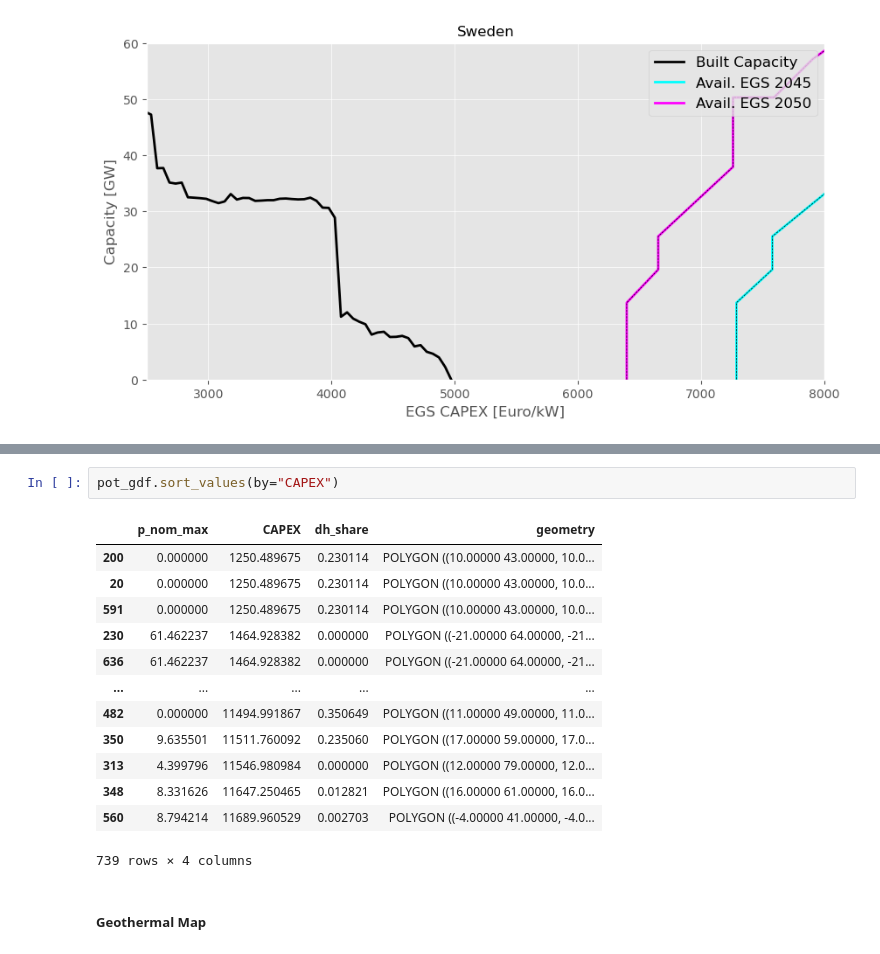
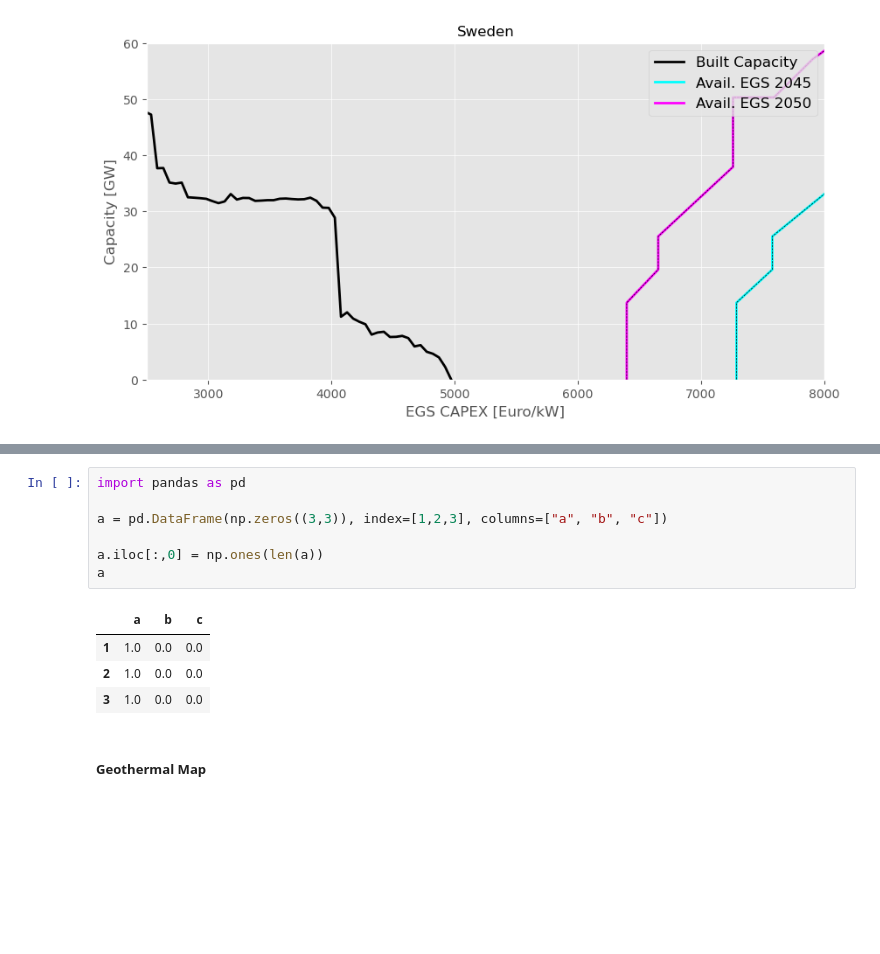
Before and after one commit to PyPSA/pypsa-eur-sec, a Jupyter notebook: results/plot_battery.ipynb, the cells around one changed output, grey strips where cells are left out. Saved outputs shown, nothing was run; the diff lists cells and outputs as text; blank space fills up the shorter version.

```diff
--- a/results/plot_battery.ipynb
+++ b/results/plot_battery.ipynb
@@ -450,19 +404,15 @@ Length: 407, dtype: float64
-# %%
-pot_gdf.sort_values(by="CAPEX")
-# %% [output]
-|  | p_nom_max | CAPEX | dh_share | geometry |
-| 200 | 0.000000 | 1250.489675 | 0.230114 | POLYGON ((10.00000 43.00000, 10.0... |
-| 20 | 0.000000 | 1250.489675 | 0.230114 | POLYGON ((10.00000 43.00000, 10.0... |
-| 591 | 0.000000 | 1250.489675 | 0.230114 | POLYGON ((10.00000 43.00000, 10.0... |
-| 230 | 61.462237 | 1464.928382 | 0.000000 | POLYGON ((-21.00000 64.00000, -21... |
-| 636 | 61.462237 | 1464.928382 | 0.000000 | POLYGON ((-21.00000 64.00000, -21... |
-| ... | ... | ... | ... | ... |
-| 482 | 0.000000 | 11494.991867 | 0.350649 | POLYGON ((11.00000 49.00000, 11.0... |
-| 350 | 9.635501 | 11511.760092 | 0.235060 | POLYGON ((17.00000 59.00000, 17.0... |
-| 313 | 4.399796 | 11546.980984 | 0.000000 | POLYGON ((12.00000 79.00000, 12.0... |
-| 348 | 8.331626 | 11647.250465 | 0.012821 | POLYGON ((16.00000 61.00000, 16.0... |
-| 560 | 8.794214 | 11689.960529 | 0.002703 | POLYGON ((-4.00000 41.00000, -4.0... |
-739 rows × 4 columns
+# %%
+import pandas as pd
+
+a = pd.DataFrame(np.zeros((3,3)), index=[1,2,3], columns=["a", "b", "c"])
+
+a.iloc[:,0] = np.ones(len(a))
+a
+# %% [output]
+|  | a | b | c |
+| 1 | 1.0 | 0.0 | 0.0 |
+| 2 | 1.0 | 0.0 | 0.0 |
+| 3 | 1.0 | 0.0 | 0.0 |
 # %% [markdown]
 ##### Geothermal Map
 # %%
```
Also changed, not shown: parts of 7 cells of this notebook, 3 other files.
